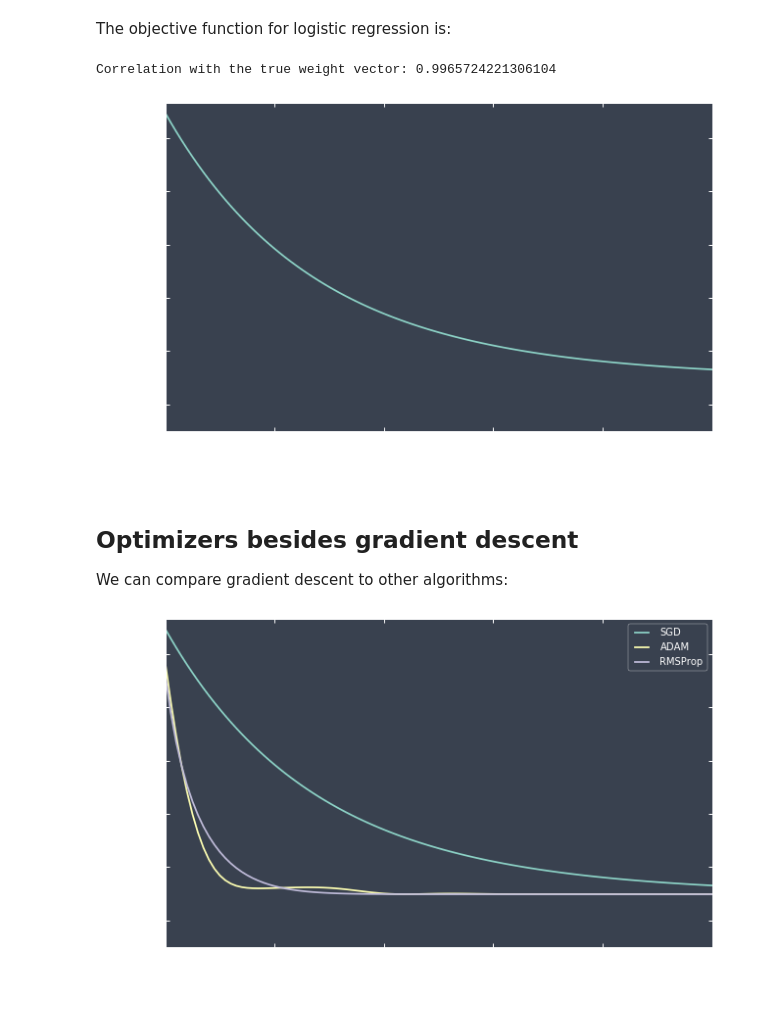
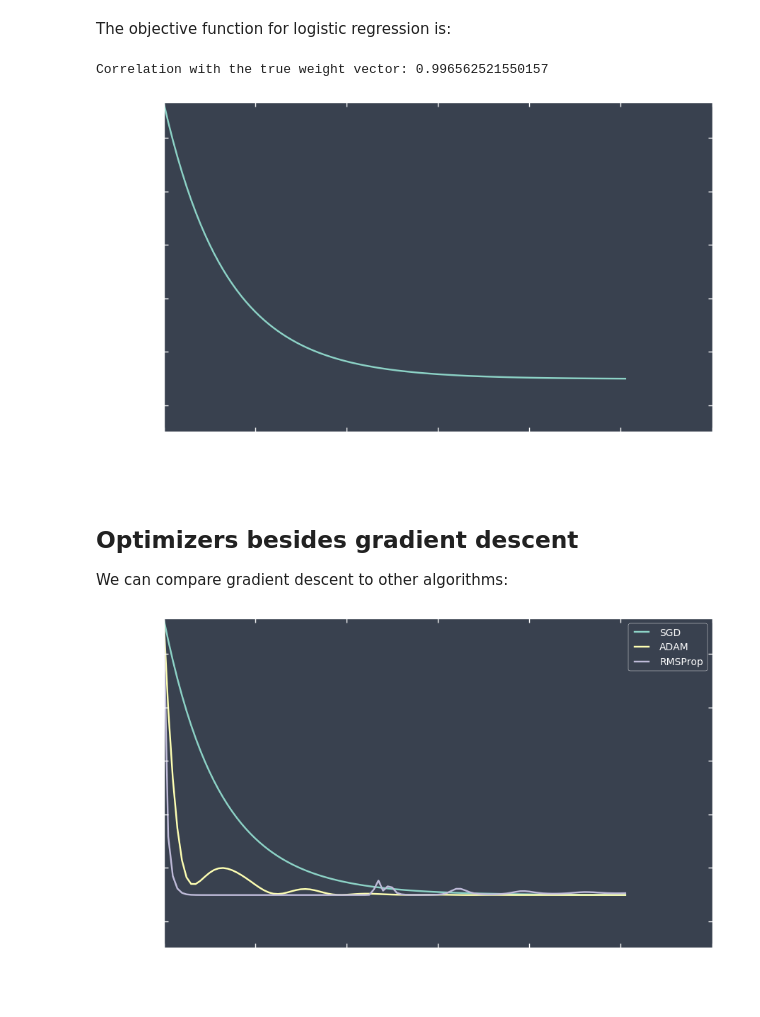
Before and after one commit to nirum/descent-tutorial, a Jupyter notebook: logistic regression.ipynb, the cells around one changed output. Drawn from its saved outputs; the diff is of its cells as text; code cells hidden in the pictures.

```diff
--- a/logistic regression.ipynb
+++ b/logistic regression.ipynb
@@ -49,27 +49,25 @@ def f_df(theta, X=X, y=yval):
     return objective, gradient
 # %%
 # Let's run gradient descent!
-opt = descent.GradientDescent(np.zeros(2), f_df, 'adam', {'lr': 1e-2})
-opt.run(1000)
-#opt.theta
+opt = descent.sgd(1e-2)
+result = opt.minimize(f_df, np.zeros(2,), display=None, maxiter=1000)
 # %%
 # check the correlation with the true weight vector
-corr = np.inner(W, opt.theta)**2 / (np.inner(W,W) * np.inner(opt.theta, opt.theta))
+corr = np.inner(W, result.x)**2 / (np.inner(W,W) * np.inner(result.x, result.x))
 print('Correlation with the true weight vector: {}'.format(corr))
 # %% [output]
-Correlation with the true weight vector: 0.9965724221306104
+Correlation with the true weight vector: 0.996562521550157
 # %%
 @interact(learning_rate=(0.001, 0.1, 0.01))
 def train(learning_rate):
     plt.figure(figsize=(10,6))
-    opt = descent.GradientDescent(np.zeros(2), f_df, 'sgd', {'lr': learning_rate})
-    opt.run(100)
-    plt.plot(opt.store['objective'])
+    res = descent.sgd(learning_rate).minimize(f_df, np.zeros(2,), maxiter=100, display=None)
+    plt.plot(res['obj'])
     plt.ylim(0.57, 0.6932)
     plt.xlabel('Iteration $k$', fontsize=24)
     plt.ylabel('Objective $f(w_k)$', fontsize=24)
 # %% [output]
-[figure, old version]
+[figure, new version]
 # %% [markdown]
 ## Optimizers besides gradient descent
 
@@ -77,19 +75,18 @@ We can compare gradient descent to other algorithms:
 # %%
 @interact(learning_rate=(0.001, 0.1, 0.01))
 def train(learning_rate):
 
-    options = {'lr': learning_rate}
     fig = plt.figure(figsize=(10,6))
     ax = fig.add_subplot(111)
 
     for algorithm in ('sgd', 'adam', 'rmsprop'):
-        opt = descent.GradientDescent(np.zeros(2), f_df, algorithm, options)
-        opt.run(100)
-        ax.plot(opt.store['objective'])
+        opt = getattr(descent.algorithms, algorithm)(learning_rate)
+        res = opt.minimize(f_df, np.zeros(2,), maxiter=100, display=None)
+        ax.plot(res['obj'])
         ax.set_ylim(0.57, 0.6932)
 
     plt.legend(["SGD", "ADAM", "RMSProp"], loc="upper right",  frameon=True, fancybox=True)
     plt.xlabel('Iteration $k$', fontsize=24)
     plt.ylabel('Objective $f(w_k)$', fontsize=24)
 # %% [output]
-[figure, old version]
+[figure, new version]
```
Also changed, not shown: 5 other files.
